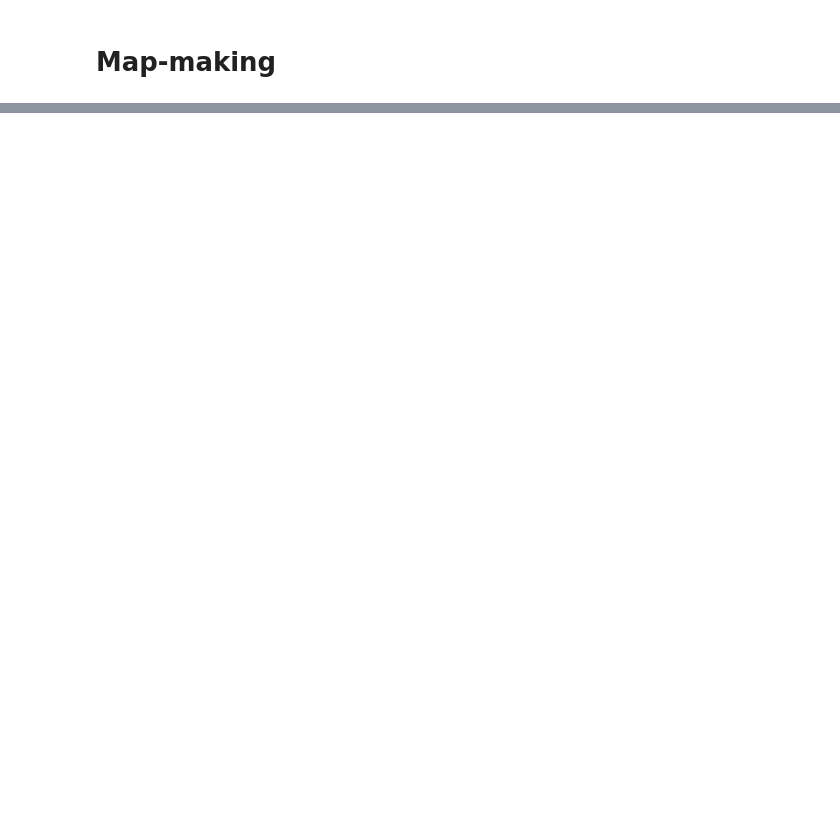
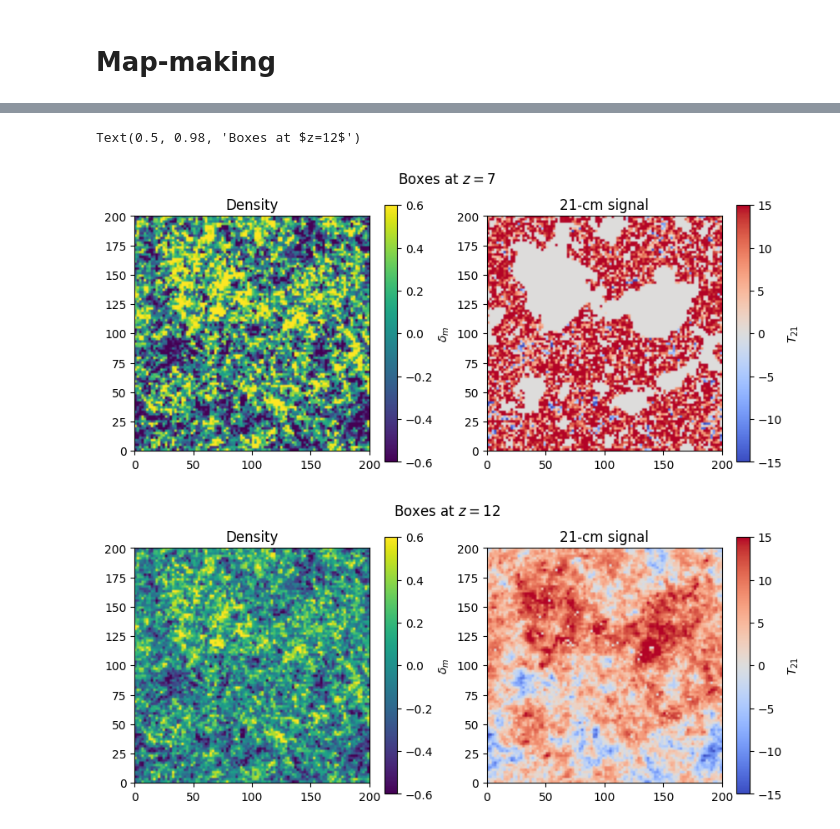
Before and after one commit to JulianBMunoz/Zeus21, a Jupyter notebook: docs/tutorials/Tutorial_Zeus21_Maps.ipynb, the cells around one changed output, grey strips where cells are left out. Saved outputs shown, nothing was run; the diff lists cells and outputs as text; code cells hidden in the pictures; blank space fills up the shorter version.

```diff
--- a/docs/tutorials/Tutorial_Zeus21_Maps.ipynb
+++ b/docs/tutorials/Tutorial_Zeus21_Maps.ipynb
@@ -83,0 +188,50 @@ and more!
+# %%
+# each redshift requires its own call
+
+T21_map_highz = m.T21_maps(
+    CosmoParams = CosmoParams,
+    CoeffStructure = T21global,
+    PowerSpectra = PS21,
+    input_z = [z+5], # !!! in this case you can pass only 1d lists or arrays
+    ReioMaps_config = Reio,
+    USE_xHII_MAPS = True, # if False, does not compute the bubble contribution
+    COMPUTE_TAU = True, # compute the CMB optical depth - makes the computation heavier
+    input_boxlength = Lbox,
+    ncells = Ncells,
+    seed = seed,
+    smooth_box = True, # allows the user to smooth the box with Gaussian kernel
+    input_Resolution = 2. # size of the Gaussian kernel (in cMpc)
+)
+# %%
+# plot the boxes
+
+z_id = 0 # index of z in the input_z array passed to reionization_maps
+slice_id = 0 # which slice of the (Ncells, Ncells, Ncells) coeval box should be plotted
+
+fig, ax = plt.subplots(1,2,figsize=(10,4))
+
+im = ax[0].imshow(T21_map.density[z_id][slice_id], vmin = -0.6, vmax = 0.6, cmap = 'viridis', extent=(0,Lbox,0,Lbox))
+plt.colorbar(im, label = r'$\delta_m$')
+ax[0].set_title(r'Density')
+
+im = ax[1].imshow(T21_map.T21[z_id][slice_id], vmin = -15, vmax = 15, cmap = 'coolwarm', extent=(0,Lbox,0,Lbox))
+plt.colorbar(im, label = r'$T_{21}$')
+ax[1].set_title(r'21-cm signal')
+
+plt.suptitle(r'Boxes at $z=%g$'%z)
+
+fig, ax = plt.subplots(1,2,figsize=(10,4))
+
+im = ax[0].imshow(T21_map_highz.density[z_id][slice_id], vmin = -0.6, vmax = 0.6, cmap = 'viridis', extent=(0,Lbox,0,Lbox))
+plt.colorbar(im, label = r'$\delta_m$')
+ax[0].set_title(r'Density')
+
+im = ax[1].imshow(T21_map_highz.T21[z_id][slice_id], vmin = -15, vmax = 15, cmap = 'coolwarm', extent=(0,Lbox,0,Lbox))
+plt.colorbar(im, label = r'$T_{21}$')
+ax[1].set_title(r'21-cm signal')
+
+plt.suptitle(r'Boxes at $z=%g$'%(z+5))
+# %% [output]
+Text(0.5, 0.98, 'Boxes at $z=12$')
+[figure, added]
+[figure, added]
```
Also changed, not shown: parts of 25 cells of this notebook.
